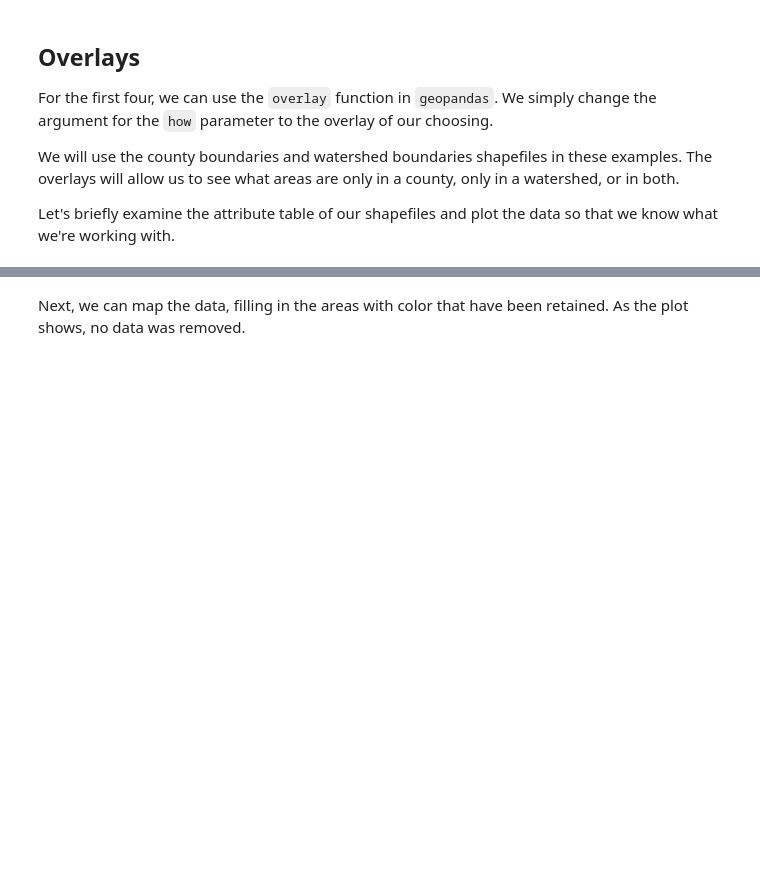
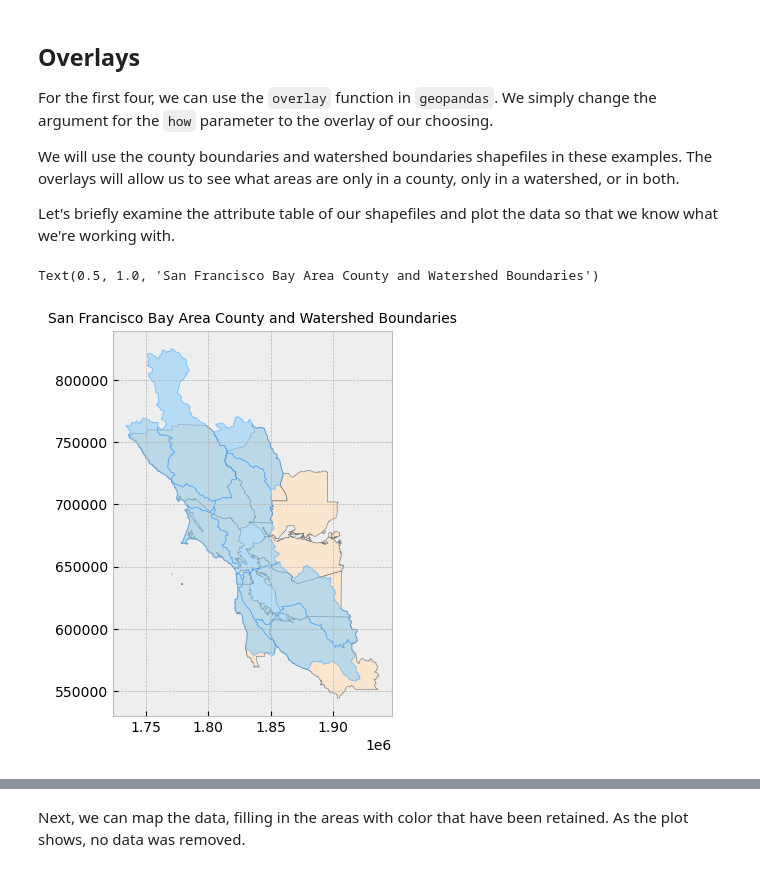
Before and after one commit to NarimT/DL_00, a Jupyter notebook: pyGILE_notebooks/3_Advanced_Vector_Analysis_Operations/(e)Spatial Overlay and Joins.ipynb, the cells around one changed output, grey strips where cells are left out. Drawn from its saved outputs; the diff is of its cells as text; code cells hidden in the pictures; blank space fills up the shorter version.

```diff
--- a/pyGILE_notebooks/3_Advanced_Vector_Analysis_Operations/(e)Spatial Overlay and Joins.ipynb
+++ b/pyGILE_notebooks/3_Advanced_Vector_Analysis_Operations/(e)Spatial Overlay and Joins.ipynb
@@ -124,17 +116,20 @@ We will use the county boundaries and watershed boundaries shapefiles in these e
 Let's briefly examine the attribute table of our shapefiles and plot the data so that we know what we're working with.
 # %%
 # Create subplots
-fig, ax = plt.subplots(1, 1, figsize = (10, 10))
+fig, ax = plt.subplots(1, 1, figsize = (5, 5))
 
 # Plot data
 counties.plot(ax = ax, color = 'bisque', edgecolor = 'dimgray', alpha = 0.75)
 watersheds.plot(ax = ax, color = 'lightskyblue', edgecolor = 'dodgerblue', alpha = 0.55)
 
 # Stylize plots
 plt.style.use('bmh')
 
 # Set title
-ax.set_title('San Francisco Bay Area County and Watershed Boundaries', fontdict = {'fontsize': '15', 'fontweight' : '3'})
+ax.set_title('San Francisco Bay Area County and Watershed Boundaries', fontdict = {'fontsize': '10', 'fontweight' : '3'})
+# %% [output]
+Text(0.5, 1.0, 'San Francisco Bay Area County and Watershed Boundaries')
+[figure, added]
 # %%
 # Print attribute table
 display(counties)
```
Also changed, not shown: parts of 20 cells of this notebook, 1 other file.
